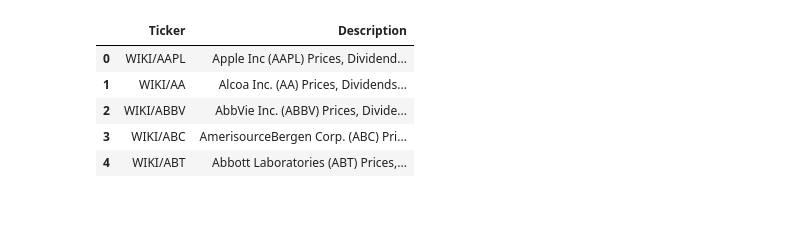
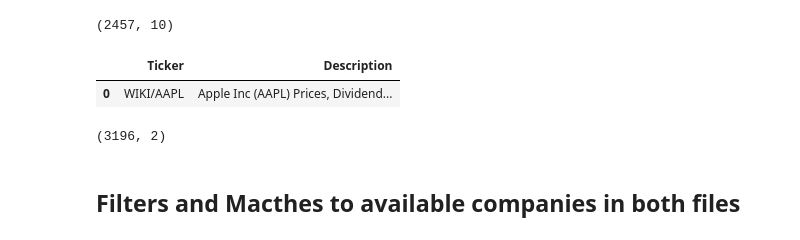
Before and after one commit to AlfredMtz/clustering-stocks, a Jupyter notebook: Diversification-System-Project.ipynb, the cells around one changed output. Saved outputs shown, nothing was run; the diff lists cells and outputs as text; code cells hidden in the pictures; blank space fills up the shorter version.

```diff
--- a/Diversification-System-Project.ipynb
+++ b/Diversification-System-Project.ipynb
@@ -15,11 +24,18 @@ key = quandl.ApiConfig.api_key
+# %%
+companies_data.shape
+# %% [output]
+(2457, 10)
 # %%
+# Quandl Available Companies
 tickers_data = pd.read_csv('/Users/Alfredo/Desktop/clustering-stocks/WIKI-datasets-codes.csv', header=-1)
 tickers_data.columns = ['Ticker', 'Description']
-tickers_data.head()
+tickers_data.head(1)
 # %% [output]
 |  | Ticker | Description |
 | 0 | WIKI/AAPL | Apple Inc (AAPL) Prices, Dividend... |
-| 1 | WIKI/AA | Alcoa Inc. (AA) Prices, Dividends... |
-| 2 | WIKI/ABBV | AbbVie Inc. (ABBV) Prices, Divide... |
-| 3 | WIKI/ABC | AmerisourceBergen Corp. (ABC) Pri... |
-| 4 | WIKI/ABT | Abbott Laboratories (ABT) Prices,... |
+# %%
+tickers_data.shape
+# %% [output]
+(3196, 2)
+# %% [markdown]
+## Filters and Macthes to available companies in both files
```
Also changed, not shown: parts of 17 cells of this notebook.
